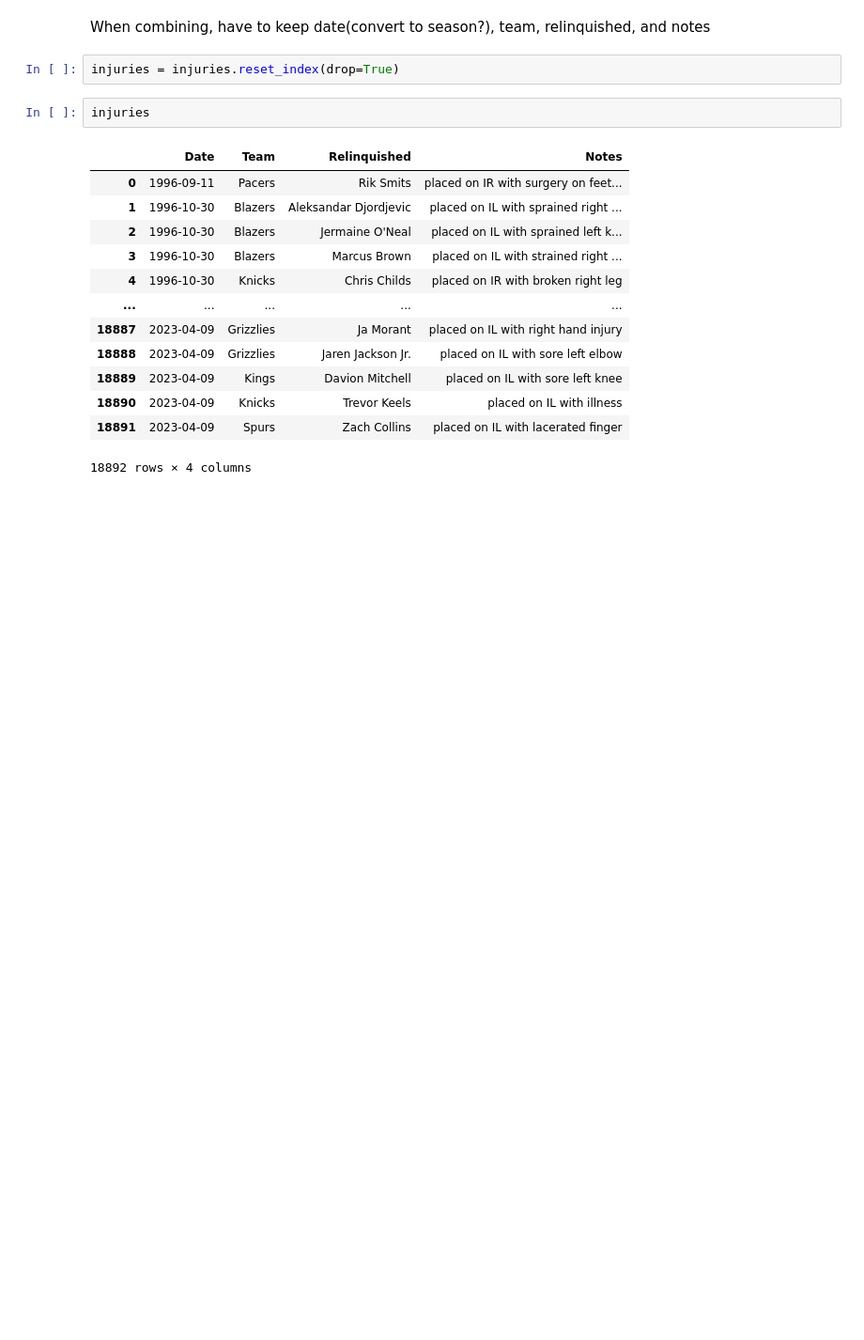
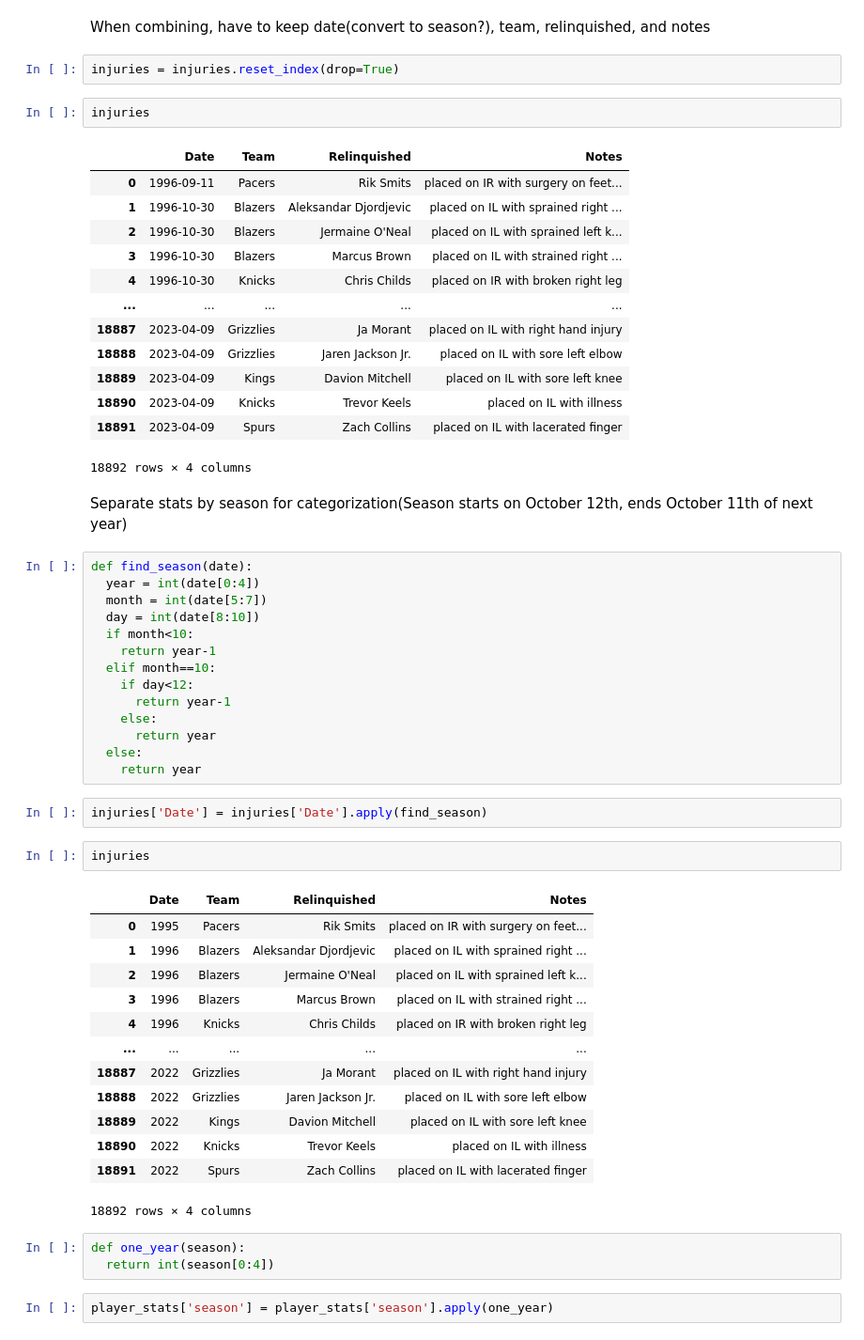
Before and after one commit to ab3131/NBAInjuryPredictor, a Jupyter notebook: NBAInjuryPredictor.ipynb, the cells around one changed output. Shown at 94% size. Drawn from its saved outputs; the diff is of its cells as text; blank space fills up the shorter version.

Commit message:
Classifying by season for dataframes

```diff
--- a/NBAInjuryPredictor.ipynb
+++ b/NBAInjuryPredictor.ipynb
@@ -117,3 +117,42 @@ injuries
 | 18890 | 2023-04-09 | Knicks | Trevor Keels | placed on IL with illness |
 | 18891 | 2023-04-09 | Spurs | Zach Collins | placed on IL with lacerated finger |
 18892 rows × 4 columns
+# %% [markdown]
+Separate stats by season for categorization(Season starts on October 12th, ends October 11th of next year)
+# %%
+def find_season(date):
+  year = int(date[0:4])
+  month = int(date[5:7])
+  day = int(date[8:10])
+  if month<10:
+    return year-1
+  elif month==10:
+    if day<12:
+      return year-1
+    else:
+      return year
+  else:
+    return year
+# %%
+injuries['Date'] = injuries['Date'].apply(find_season)
+# %%
+injuries
+# %% [output]
+|  | Date | Team | Relinquished | Notes |
+| 0 | 1995 | Pacers | Rik Smits | placed on IR with surgery on feet... |
+| 1 | 1996 | Blazers | Aleksandar Djordjevic | placed on IL with sprained right ... |
+| 2 | 1996 | Blazers | Jermaine O'Neal | placed on IL with sprained left k... |
+| 3 | 1996 | Blazers | Marcus Brown | placed on IL with strained right ... |
+| 4 | 1996 | Knicks | Chris Childs | placed on IR with broken right leg |
+| ... | ... | ... | ... | ... |
+| 18887 | 2022 | Grizzlies | Ja Morant | placed on IL with right hand injury |
+| 18888 | 2022 | Grizzlies | Jaren Jackson Jr. | placed on IL with sore left elbow |
+| 18889 | 2022 | Kings | Davion Mitchell | placed on IL with sore left knee |
+| 18890 | 2022 | Knicks | Trevor Keels | placed on IL with illness |
+| 18891 | 2022 | Spurs | Zach Collins | placed on IL with lacerated finger |
+18892 rows × 4 columns
+# %%
+def one_year(season):
+  return int(season[0:4])
+# %%
+player_stats['season'] = player_stats['season'].apply(one_year)
```
Also changed, not shown: parts of 1 cell of this notebook.
